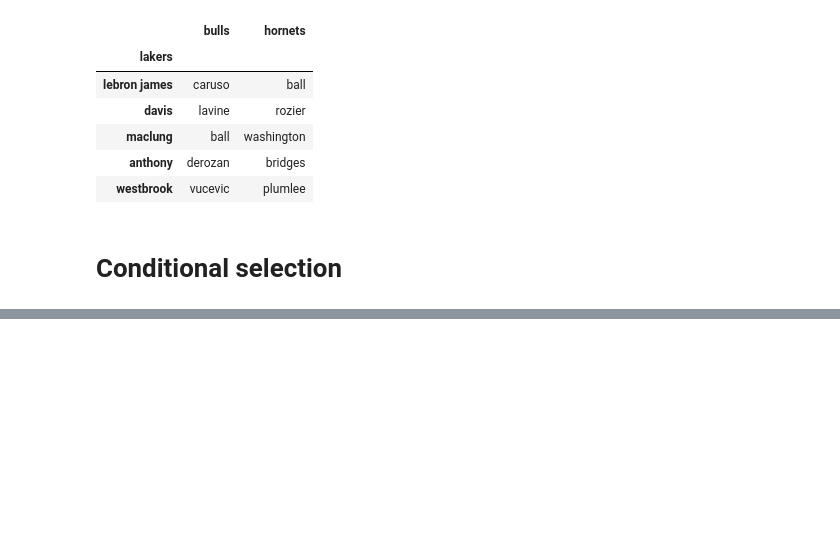
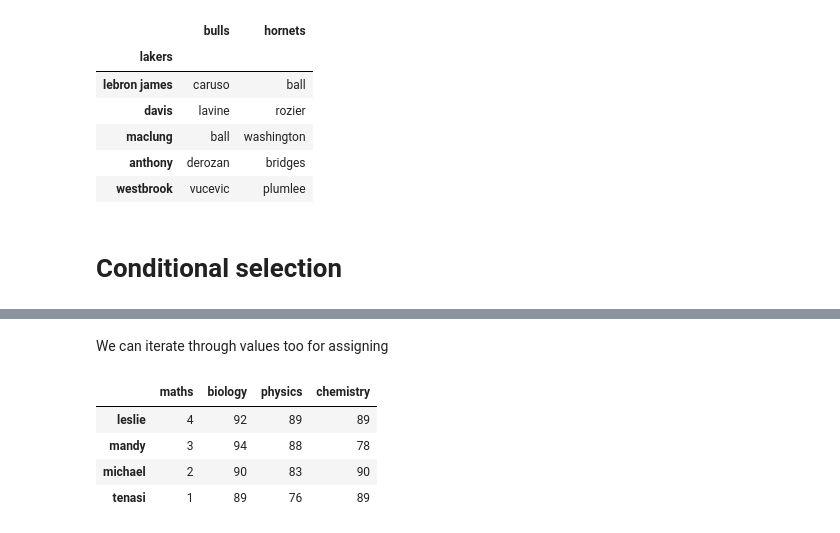
Before and after one commit to leslie-zi-pan/pandas, a Jupyter notebook: Pandas_Indexing,_Selecting_&_Assigning.ipynb, the cells around one changed output, grey strips where cells are left out. Drawn from its saved outputs; the diff is of its cells as text; code cells hidden in the pictures; blank space fills up the shorter version.

```diff
--- a/Pandas_Indexing,_Selecting_&_Assigning.ipynb
+++ b/Pandas_Indexing,_Selecting_&_Assigning.ipynb
@@ -154,0 +209,11 @@ starting_five_df.set_index('lakers')
+# %% [markdown]
+We can iterate through values too for assigning
+# %%
+test_scores.loc[:, 'maths'] = range(len(test_scores), 0, -1)
+test_scores
+# %% [output]
+|  | maths | biology | physics | chemistry |
+| leslie | 4 | 92 | 89 | 89 |
+| mandy | 3 | 94 | 88 | 78 |
+| michael | 2 | 90 | 83 | 90 |
+| tenasi | 1 | 89 | 76 | 89 |
```
Also changed, not shown: parts of 7 cells of this notebook.
